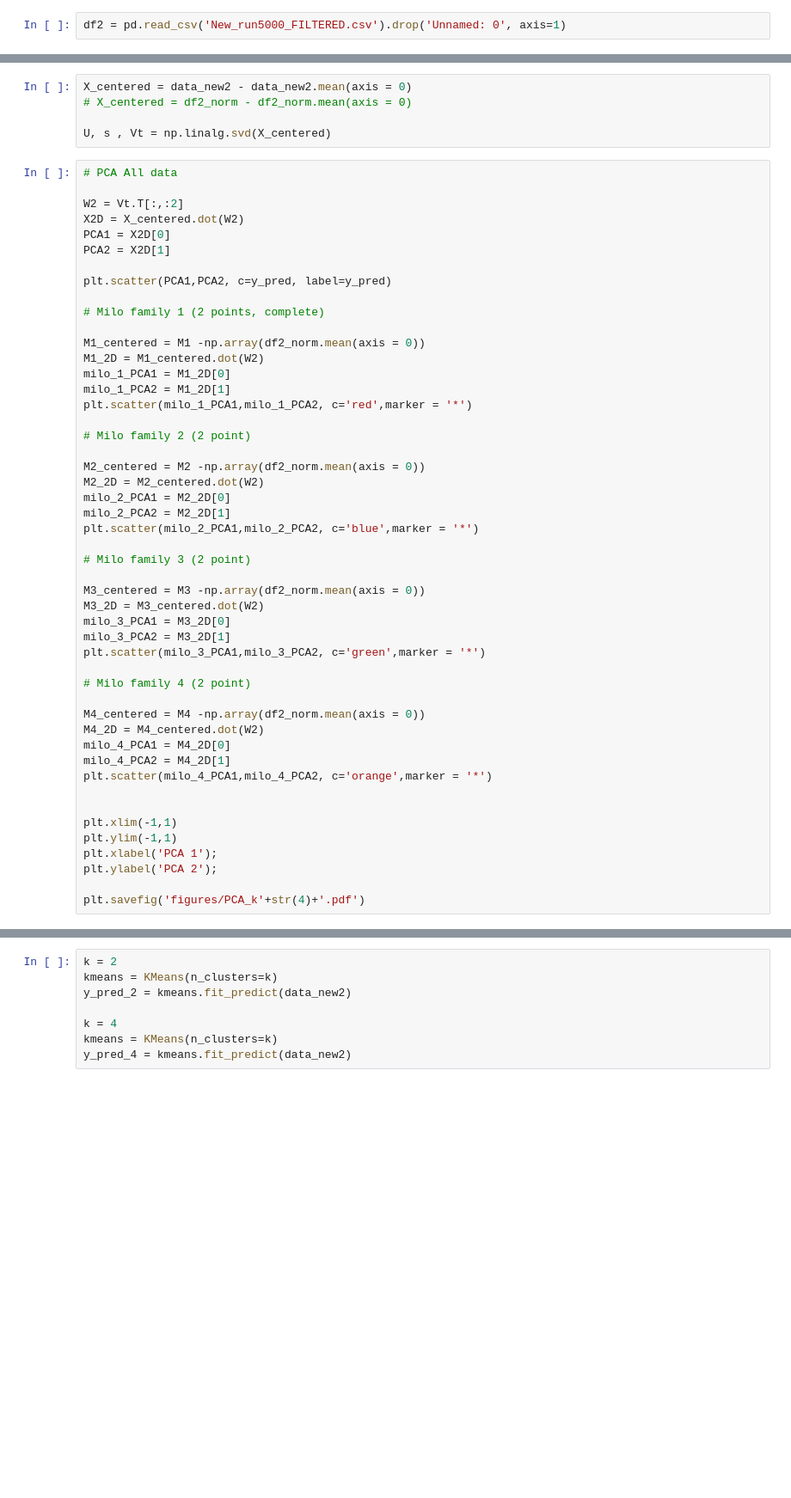
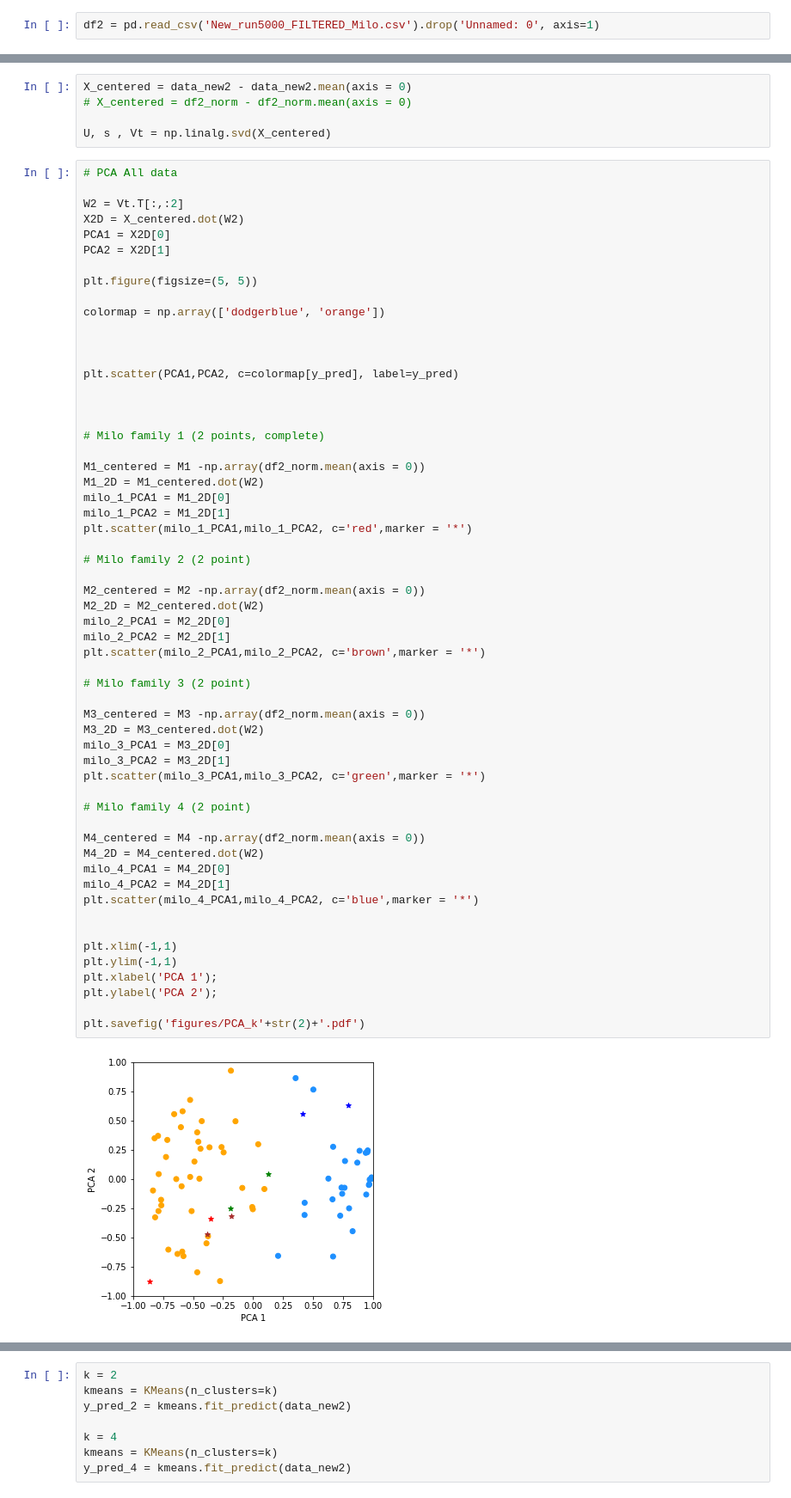
Before and after one commit to EnricoBorriello/Triads_Topology_Bio_Nets, a Jupyter notebook: Cell Collective.ipynb, the cells around one changed output, grey strips where cells are left out. Shown at 86% size. Cells and saved outputs as stored; diff of their text form; blank space fills up the shorter version.

```diff
--- a/Cell Collective.ipynb
+++ b/Cell Collective.ipynb
@@ -335,5 +352,5 @@ df2.to_csv('New_run5000_FILTERED.csv')
 # %%
-df2 = pd.read_csv('New_run5000_FILTERED.csv').drop('Unnamed: 0', axis=1)
+df2 = pd.read_csv('New_run5000_FILTERED_Milo.csv').drop('Unnamed: 0', axis=1)
 # %%
 for i in range(len(df2)):
     pr = np.array(df2.loc[i])
@@ -494,7 +555,15 @@ X2D = X_centered.dot(W2)
 PCA1 = X2D[0]
 PCA2 = X2D[1]
 
-plt.scatter(PCA1,PCA2, c=y_pred, label=y_pred)
+plt.figure(figsize=(5, 5))
+
+colormap = np.array(['dodgerblue', 'orange'])
+
+
+
+plt.scatter(PCA1,PCA2, c=colormap[y_pred], label=y_pred)
+
+
 
 # Milo family 1 (2 points, complete)
 
@@ -505,36 +574,38 @@ milo_1_PCA2 = M1_2D[1]
 plt.scatter(milo_1_PCA1,milo_1_PCA2, c='red',marker = '*')
 
 # Milo family 2 (2 point)
 
 M2_centered = M2 -np.array(df2_norm.mean(axis = 0))
 M2_2D = M2_centered.dot(W2)
 milo_2_PCA1 = M2_2D[0]
 milo_2_PCA2 = M2_2D[1]
-plt.scatter(milo_2_PCA1,milo_2_PCA2, c='blue',marker = '*')
+plt.scatter(milo_2_PCA1,milo_2_PCA2, c='brown',marker = '*')
 
 # Milo family 3 (2 point)
 
 M3_centered = M3 -np.array(df2_norm.mean(axis = 0))
 M3_2D = M3_centered.dot(W2)
 milo_3_PCA1 = M3_2D[0]
 milo_3_PCA2 = M3_2D[1]
 plt.scatter(milo_3_PCA1,milo_3_PCA2, c='green',marker = '*')
 
 # Milo family 4 (2 point)
 
 M4_centered = M4 -np.array(df2_norm.mean(axis = 0))
 M4_2D = M4_centered.dot(W2)
 milo_4_PCA1 = M4_2D[0]
 milo_4_PCA2 = M4_2D[1]
-plt.scatter(milo_4_PCA1,milo_4_PCA2, c='orange',marker = '*')
+plt.scatter(milo_4_PCA1,milo_4_PCA2, c='blue',marker = '*')
 
 
 plt.xlim(-1,1)
 plt.ylim(-1,1)
 plt.xlabel('PCA 1');
 plt.ylabel('PCA 2');
 
-plt.savefig('figures/PCA_k'+str(4)+'.pdf')
+plt.savefig('figures/PCA_k'+str(2)+'.pdf')
+# %% [output]
+[figure, added]
 # %%
 t = np.arange(0,13)
 for y in np.unique(y_pred):
```
Also changed, not shown: parts of 23 cells of this notebook.
